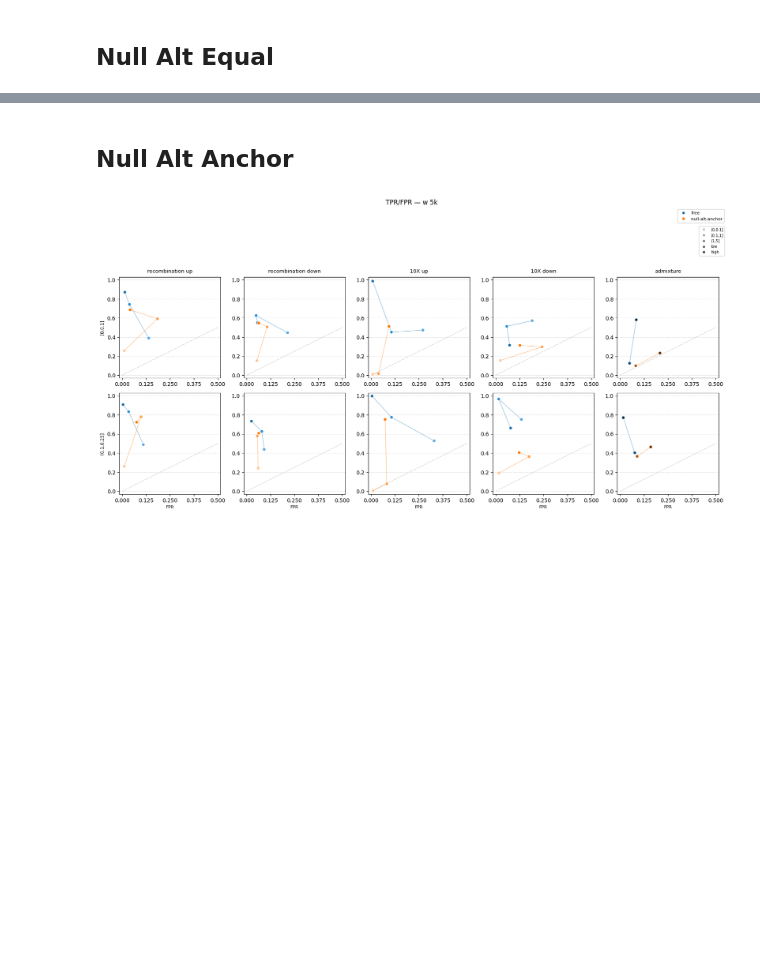
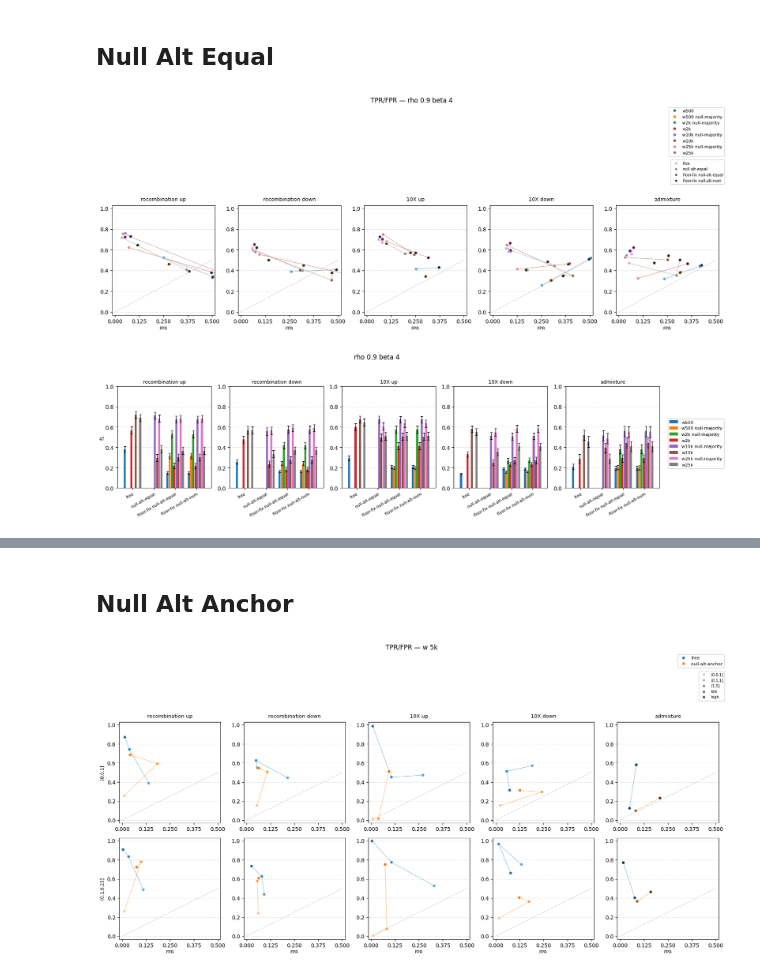
Before and after one commit to isaacangyu/phlag, a Jupyter notebook: bench/aggregate.ipynb, the cells around one changed output, grey strips where cells are left out. Cells and saved outputs as stored; diff of their text form; code cells hidden in the pictures; blank space fills up the shorter version.

```diff
--- a/bench/aggregate.ipynb
+++ b/bench/aggregate.ipynb
@@ -283,2 +297,22 @@ cra.plot(
 # %% [markdown]
 ## Null Alt Equal
+# %%
+config = deepcopy(full_config)
+# del config['--np']
+config['--np'] = [None, 'null-alt-equal', 'null-alt-equal-swap', 'null-alt-equal-num', 'null-alt-num']
+config['--rho'] = 0.9
+config['--beta'] = 4
+config['-w'] = [500, '2k', '10k', '25k']
+config['--floor-fix'] = [True, False]
+config['--no-floor'] = False
+agg = ['-w', ('--floor-fix', '--np')]
+cra.plot(
+    config,
+    metrics=["f1", "tpr_fpr"],#, "transition_null_to_alt",  "transition_alt_to_null"],
+    agg=agg + ['merged_category'],
+    # options={"admixture": False},
+    # legend=None,
+);
+# %% [output]
+[figure, added]
+[figure, added]
```
Also changed, not shown: parts of 7 cells of this notebook, 15 other files.
